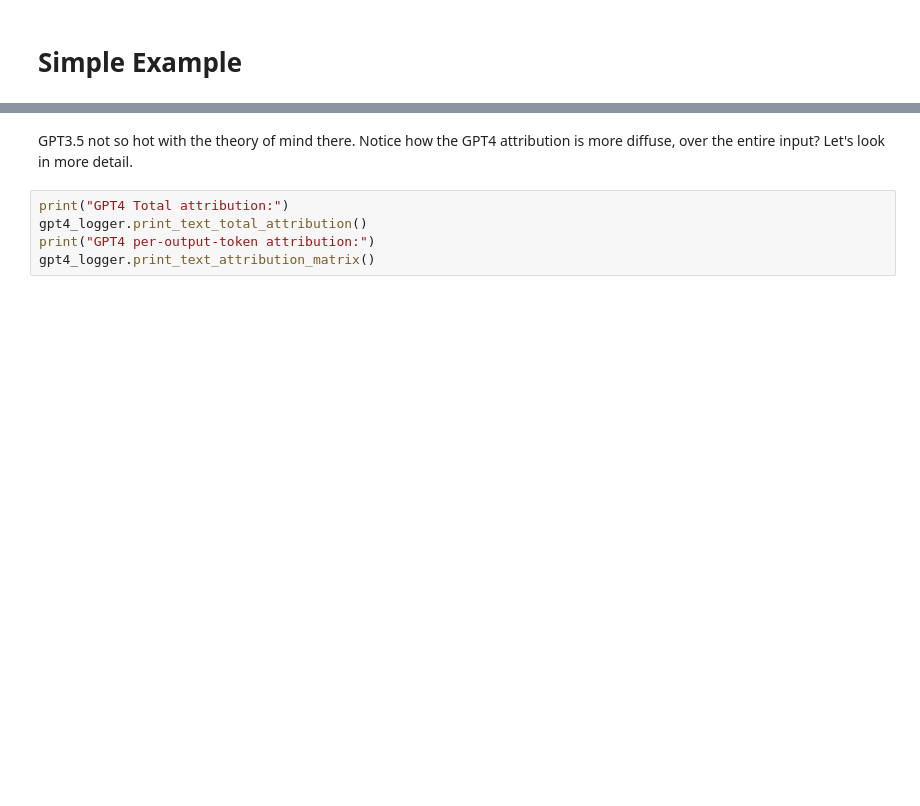
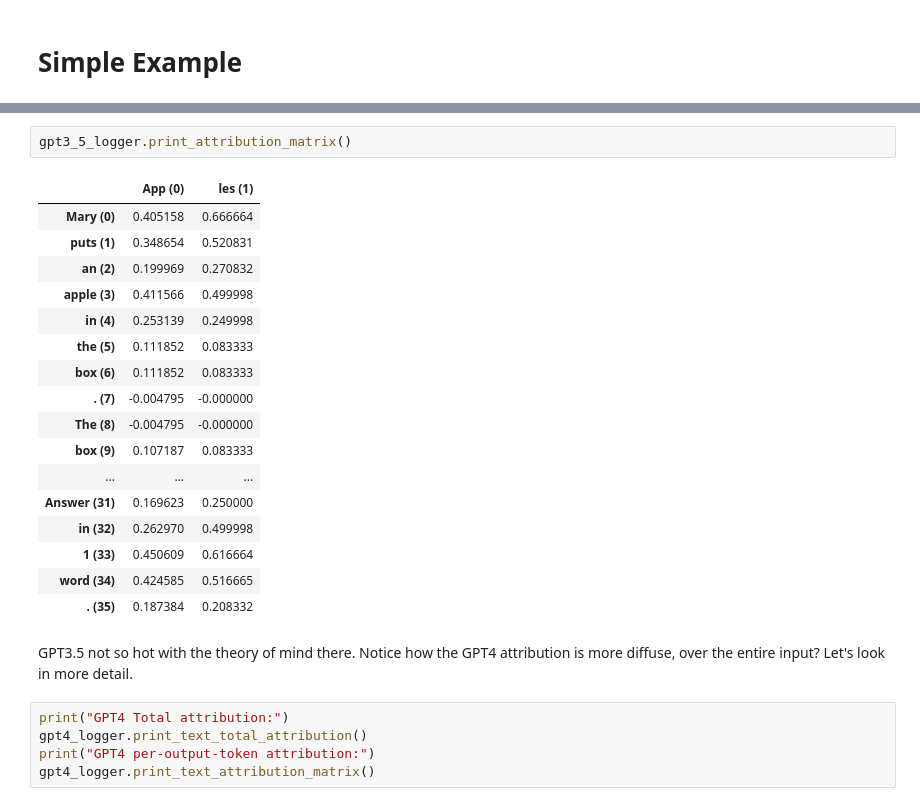
Before and after one commit to leap-laboratories/PIZZA, a Jupyter notebook: examples/example_PIZZA.ipynb, the cells around one changed output, grey strips where cells are left out. Saved outputs shown, nothing was run; the diff lists cells and outputs as text; blank space fills up the shorter version.

```diff
--- a/examples/example_PIZZA.ipynb
+++ b/examples/example_PIZZA.ipynb
@@ -95,3 +94,23 @@ Mary puts an apple in the box. The box is labelled 'pencils'. John enters the ro
+# %%
+gpt3_5_logger.print_attribution_matrix()
+# %% [output]
+|  | App (0) | les (1) |
+| Mary (0) | 0.405158 | 0.666664 |
+| puts (1) | 0.348654 | 0.520831 |
+| an (2) | 0.199969 | 0.270832 |
+| apple (3) | 0.411566 | 0.499998 |
+| in (4) | 0.253139 | 0.249998 |
+| the (5) | 0.111852 | 0.083333 |
+| box (6) | 0.111852 | 0.083333 |
+| . (7) | -0.004795 | -0.000000 |
+| The (8) | -0.004795 | -0.000000 |
+| box (9) | 0.107187 | 0.083333 |
+| ... | ... | ... |
+| Answer (31) | 0.169623 | 0.250000 |
+| in (32) | 0.262970 | 0.499998 |
+| 1 (33) | 0.450609 | 0.616664 |
+| word (34) | 0.424585 | 0.516665 |
+| . (35) | 0.187384 | 0.208332 |
 # %% [markdown]
 GPT3.5 not so hot with the theory of mind there.
 Notice how the GPT4 attribution is more diffuse, over the entire input? Let's look in more detail.
```
Also changed, not shown: parts of 5 cells of this notebook, 5 other files.
